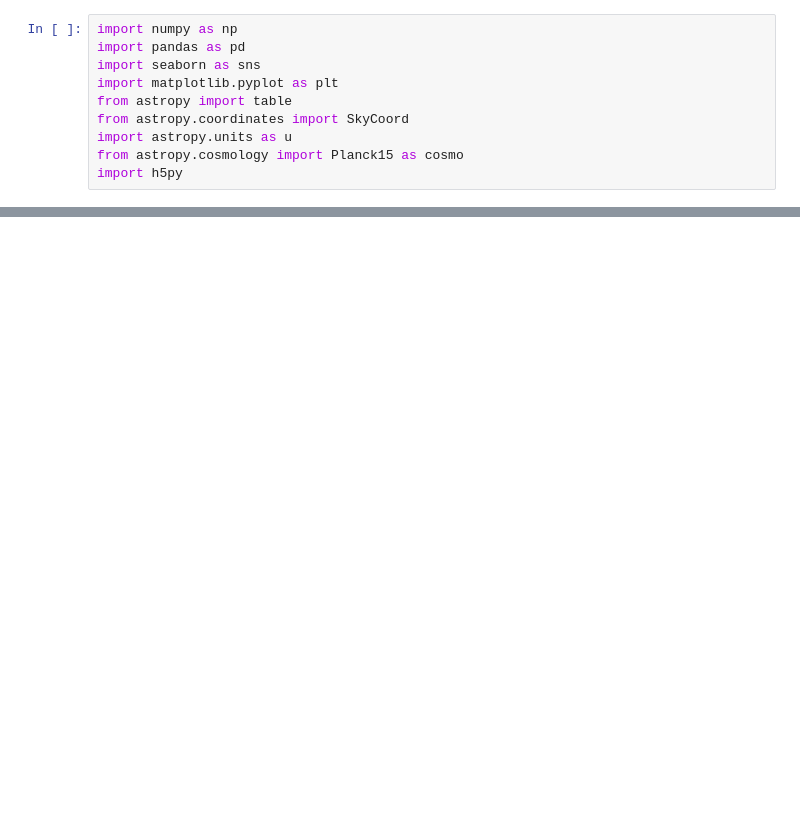
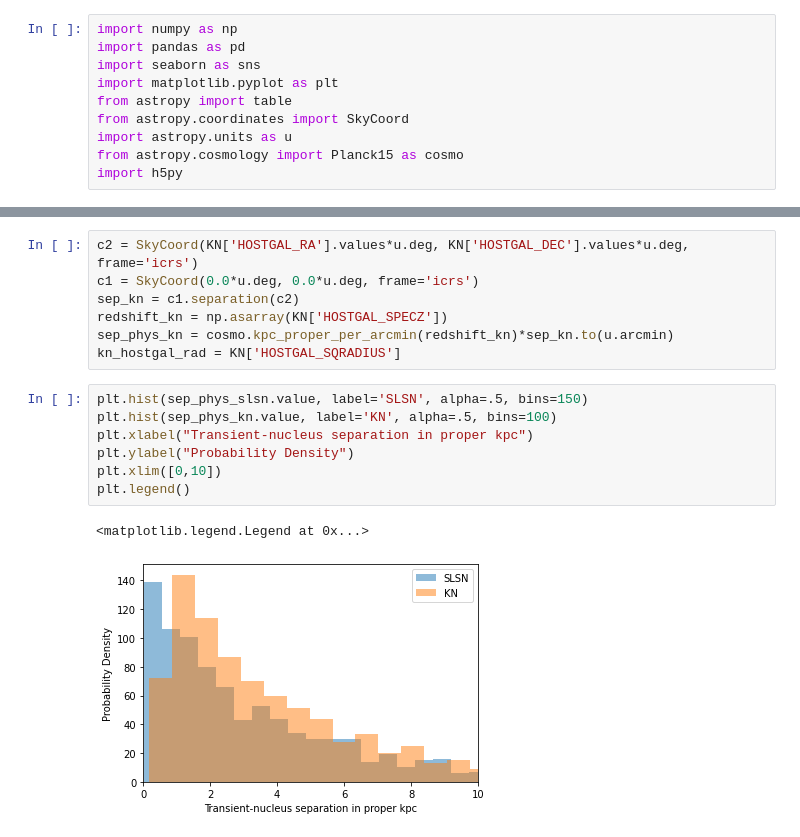
Before and after one commit to LSSTDESC/transient-host-sims, a Jupyter notebook: notebooks/validation_notebooks/nucleus_separation.ipynb, the cells around one changed output, grey strips where cells are left out. Drawn from its saved outputs; the diff is of its cells as text; blank space fills up the shorter version.

```diff
--- a/notebooks/validation_notebooks/nucleus_separation.ipynb
+++ b/notebooks/validation_notebooks/nucleus_separation.ipynb
@@ -95,0 +104,17 @@ plt.legend()
+# %%
+c2 = SkyCoord(KN['HOSTGAL_RA'].values*u.deg, KN['HOSTGAL_DEC'].values*u.deg, frame='icrs')
+c1 = SkyCoord(0.0*u.deg, 0.0*u.deg, frame='icrs')
+sep_kn = c1.separation(c2)
+redshift_kn = np.asarray(KN['HOSTGAL_SPECZ'])
+sep_phys_kn = cosmo.kpc_proper_per_arcmin(redshift_kn)*sep_kn.to(u.arcmin)
+kn_hostgal_rad = KN['HOSTGAL_SQRADIUS']
+# %%
+plt.hist(sep_phys_slsn.value, label='SLSN', alpha=.5, bins=150)
+plt.hist(sep_phys_kn.value, label='KN', alpha=.5, bins=100)
+plt.xlabel("Transient-nucleus separation in proper kpc")
+plt.ylabel("Probability Density")
+plt.xlim([0,10])
+plt.legend()
+# %% [output]
+<matplotlib.legend.Legend at 0x...>
+[figure, added]
```
Also changed, not shown: parts of 29 cells of this notebook.
